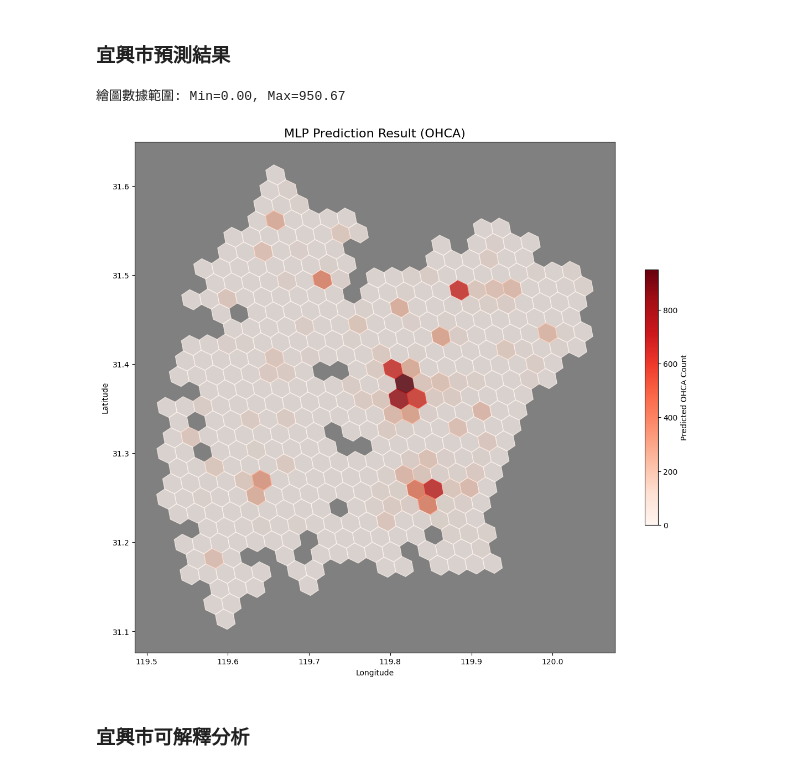
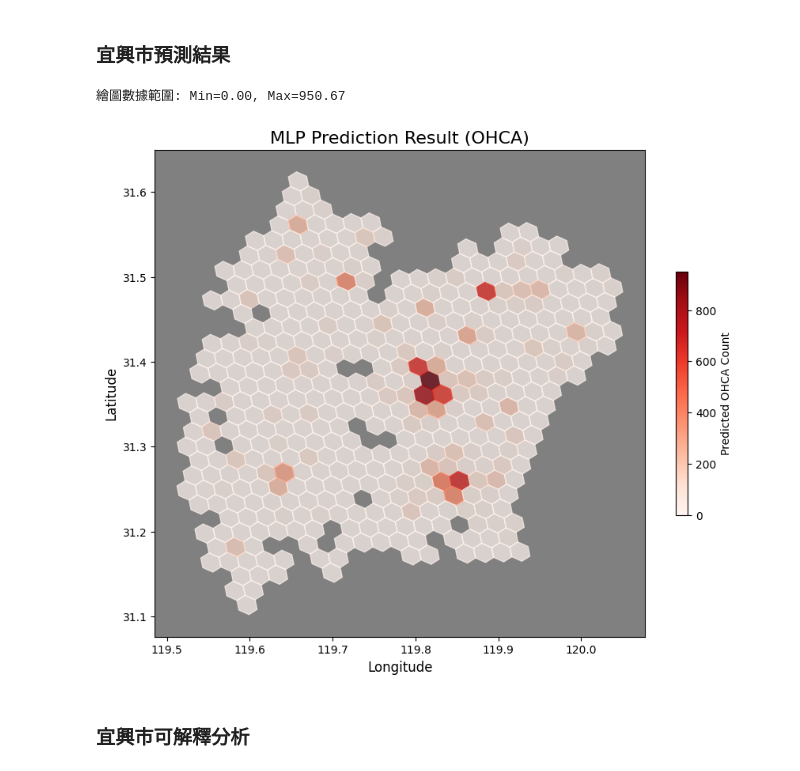
Before and after one commit to giraffeiscute/Yi-xing-city-OHCA-loctaion-prediction, a Jupyter notebook: NN_yixing.ipynb, the cells around one changed output. Drawn from its saved outputs; the diff is of its cells as text; code cells hidden in the pictures.

```diff
--- a/NN_yixing.ipynb
+++ b/NN_yixing.ipynb
@@ -290,7 +290,7 @@ vmax_val = plot_data['predicted_ohca'].max()
 print(f"繪圖數據範圍: Min={vmin_val:.2f}, Max={vmax_val:.2f}")
 
 # 建立畫布
-fig, ax = plt.subplots(figsize=(14, 12))
+fig, ax = plt.subplots(figsize=(10, 8))
 
 # 建立顏色映射物件 (Normalize)
 norm = mcolors.Normalize(vmin=vmin_val, vmax=vmax_val)
@@ -314,36 +314,36 @@ for index, row in plot_data.iterrows():
         ax.fill(*zip(*polygon.exterior.coords), color=color, alpha=0.7)
 
     except Exception as e:
         print(f"Error plotting H3 ID {row['id']}: {e}")
         continue
 
 # ---------------------------------------------------------
 # Step 3: 創建並顯示顏色條 (Colorbar)
 # ---------------------------------------------------------
 sm = plt.cm.ScalarMappable(cmap=plt.cm.Reds, norm=norm)
 sm.set_array([]) # 這是必要的，因為我們沒有直接傳入數據給 scalar mappable
 cbar = fig.colorbar(sm, ax=ax, orientation='vertical', shrink=0.5)
 cbar.set_label('Predicted OHCA Count') # 設定標籤名稱
 
 # ---------------------------------------------------------
 # Step 4: 設定地圖細節與顯示
 # ---------------------------------------------------------
-ax.set_xlabel('Longitude')
-ax.set_ylabel('Latitude')
+ax.set_xlabel('Longitude', fontsize=12)
+ax.set_ylabel('Latitude', fontsize=12)
 ax.set_title('MLP Prediction Result (OHCA)', fontsize=16) # 設定標題
 ax.set_facecolor('grey') # 背景設為灰色，讓紅色區塊更明顯
 
 # 自動調整視角範圍以包含所有畫出來的多邊形
 ax.autoscale_view()
 
 # 顯示地圖
 plt.show()
 
 # 若要存檔請取消註解
 # fig.savefig('MLP_Prediction_Shenzhen.png', dpi=300)
 # %% [output]
 繪圖數據範圍: Min=0.00, Max=950.67
-[figure, old version]
+[figure, new version]
 # %% [markdown]
 ### 宜興市可解釋分析
 # %%
```
Also changed, not shown: 3 other files.
